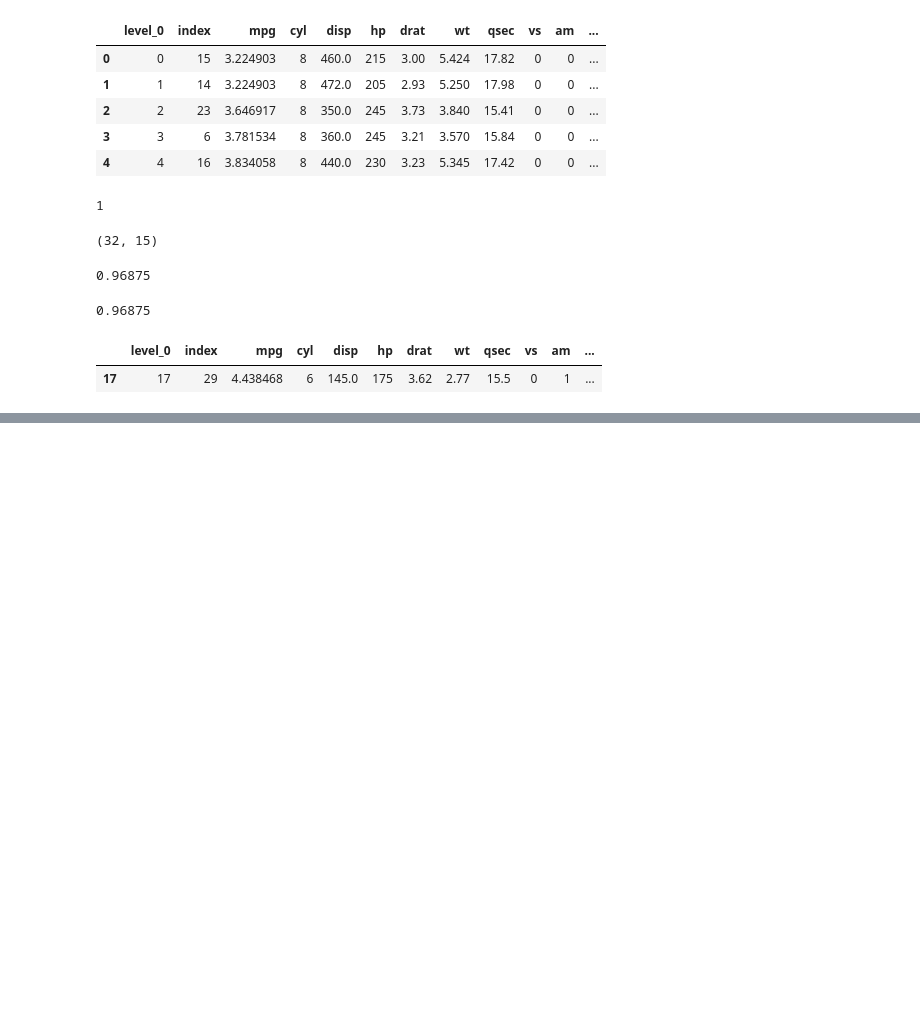
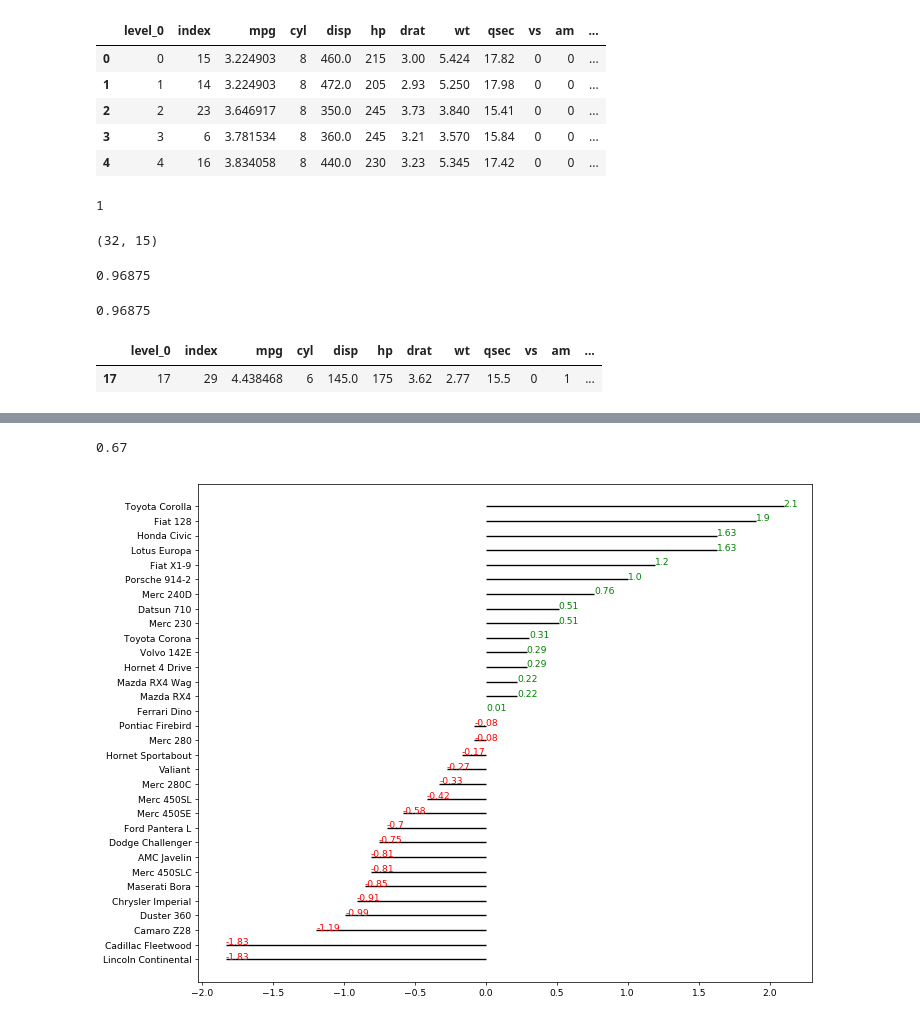
Before and after one commit to appbanana/MachineLearningAction, a Jupyter notebook: 可视化/05-发散条形图&&发散文本.ipynb, the cells around one changed output, grey strips where cells are left out. Drawn from its saved outputs; the diff is of its cells as text; code cells hidden in the pictures; blank space fills up the shorter version.

```diff
--- a/可视化/05-发散条形图&&发散文本.ipynb
+++ b/可视化/05-发散条形图&&发散文本.ipynb
@@ -378,0 +424,9 @@ df[df1.label != df.label]
+# %%
+# 准备数据 demo
+df = pd.read_csv("https://github.com/selva86/datasets/raw/master/mtcars.csv")  #导入数据集
+# %%
+x = df.loc[:, ['mpg']]   #提取目标数据
+df['mpg_z'] = (x - x.mean())/x.std()  #对目标数据进行z-score标准化处理
+df['colors'] = ['red' if x < 0 else 'green' for x in df['mpg_z']] #生成颜色标签列
+df.sort_values('mpg_z', inplace=True) #根据标准化后的数据对整个数据集进行排序
+df.index = range(df.shape[0])
@@ -378,0 +442,19 @@ df[df1.label != df.label]
+# %%
+round(0.66667, 2)
+# %% [output]
+0.67
+# %%
+# 创建画布
+plt.figure(figsize=(12, 10), dpi=66)
+
+plt.hlines(y=df.cars, xmin=0, xmax=df.mpg_z)
+
+# 添加文本
+for i in range(df.shape[0]):
+    x = df.mpg_z[i]
+    y = df.index[i]
+    s = str(round(df.mpg_z[i], 2))
+    plt.text(x, y, s, color=df.colors[i])
+plt.show()
+# %% [output]
+[figure, added]
```
Also changed, not shown: parts of 7 cells of this notebook, 1 other file.
